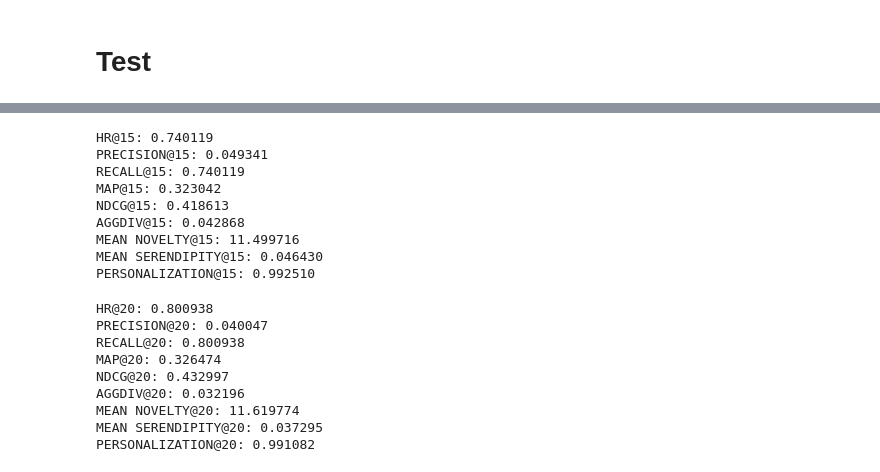
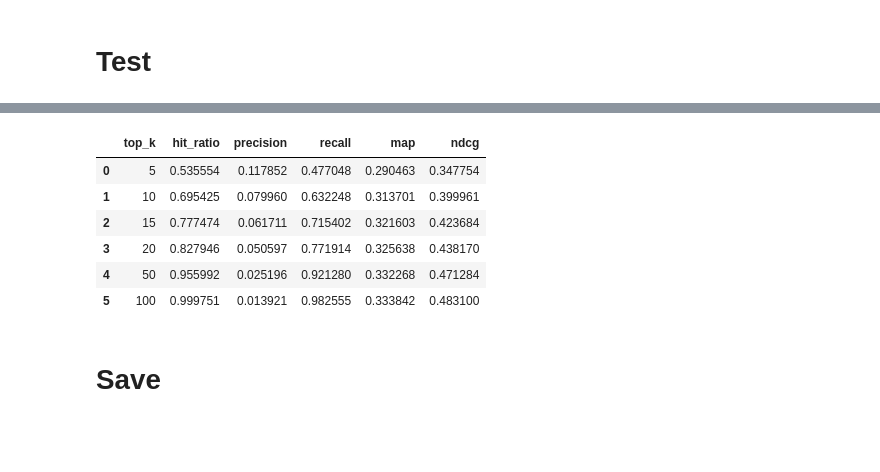
Before and after one commit to jayarnim/RS-NeuMF, a Jupyter notebook: notebook/NeuMF_amusic.ipynb, the cells around one changed output, grey strips where cells are left out. Cells and saved outputs as stored; diff of their text form; code cells hidden in the pictures; blank space fills up the shorter version.

```diff
--- a/notebook/NeuMF_amusic.ipynb
+++ b/notebook/NeuMF_amusic.ipynb
@@ -336,6 +197,0 @@ PERSONALIZATION@100: 0.971640
-# %%
-kwargs = dict(
-    tst_loader=loo_loader,
-)
-
-result_loo = loop.predict(**kwargs)
@@ -386,44 +198,25 @@ PERSONALIZATION@10: 0.994071
-# %%
-TOP_K = 15
-
-kwargs = dict(
-    model_name=model.model_name,
-    origin=data,
-    rating_true=result_loo[TRUE_COL_LIST],
-    rating_pred=result_loo[PRED_COL_LIST],
-    k=TOP_K,
-)
-
-eval = ranking.metrics.eval_top_k(**kwargs)
-# %% [output]
-HR@15: 0.740119
-PRECISION@15: 0.049341
-RECALL@15: 0.740119
-MAP@15: 0.323042
-NDCG@15: 0.418613
-AGGDIV@15: 0.042868
-MEAN NOVELTY@15: 11.499716
-MEAN SERENDIPITY@15: 0.046430
-PERSONALIZATION@15: 0.992510
-# %%
-TOP_K = 20
-
-kwargs = dict(
-    model_name=model.model_name,
-    origin=data,
-    rating_true=result_loo[TRUE_COL_LIST],
-    rating_pred=result_loo[PRED_COL_LIST],
-    k=TOP_K,
-)
-
-eval = ranking.metrics.eval_top_k(**kwargs)
-# %% [output]
-HR@20: 0.800938
-PRECISION@20: 0.040047
-RECALL@20: 0.800938
-MAP@20: 0.326474
-NDCG@20: 0.432997
-AGGDIV@20: 0.032196
-MEAN NOVELTY@20: 11.619774
-MEAN SERENDIPITY@20: 0.037295
-PERSONALIZATION@20: 0.991082
+# %%
+top_k_list = [5, 10, 15, 20, 50, 100]
+eval_list = []
+
+for TOP_K in top_k_list:
+    kwargs = dict(
+        rating_true=result[TRUE_COL_LIST],
+        rating_pred=result[PRED_COL_LIST],
+        k=TOP_K,
+    )
+    eval = ranking.metrics.eval_top_k(**kwargs)
+    eval_list.append(eval)
+
+eval_df = pd.DataFrame(eval_list)
+eval_df
+# %% [output]
+|  | top_k | hit_ratio | precision | recall | map | ndcg |
+| 0 | 5 | 0.535554 | 0.117852 | 0.477048 | 0.290463 | 0.347754 |
+| 1 | 10 | 0.695425 | 0.079960 | 0.632248 | 0.313701 | 0.399961 |
+| 2 | 15 | 0.777474 | 0.061711 | 0.715402 | 0.321603 | 0.423684 |
+| 3 | 20 | 0.827946 | 0.050597 | 0.771914 | 0.325638 | 0.438170 |
+| 4 | 50 | 0.955992 | 0.025196 | 0.921280 | 0.332268 | 0.471284 |
+| 5 | 100 | 0.999751 | 0.013921 | 0.982555 | 0.333842 | 0.483100 |
+# %% [markdown]
+# Save
```
Also changed, not shown: parts of 16 cells of this notebook, 7 other files.
